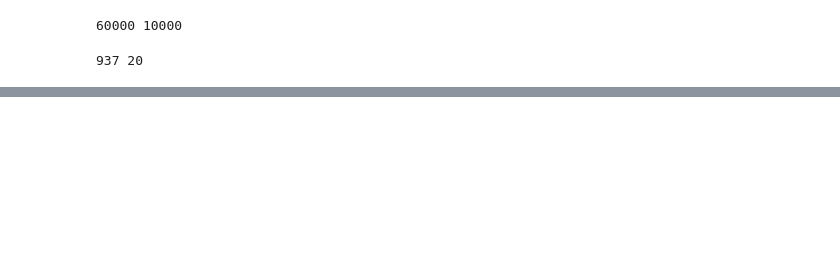
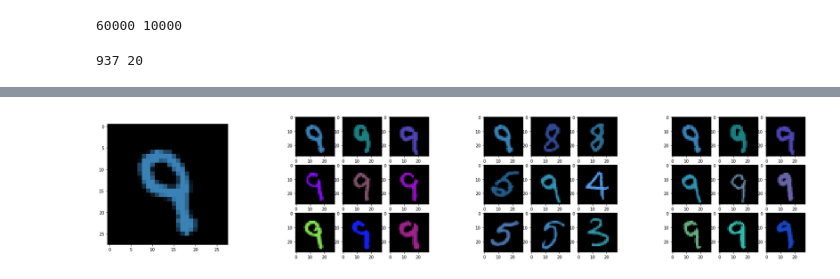
Before and after one commit to pivv/style-content-gan, a Jupyter notebook: exps/hyeonuk/style_content_separating.ipynb, the cells around one changed output, grey strips where cells are left out. Cells and saved outputs as stored; diff of their text form; code cells hidden in the pictures; blank space fills up the shorter version.

Commit message:
Model 구조 만드는중

```diff
--- a/exps/hyeonuk/style_content_separating.ipynb
+++ b/exps/hyeonuk/style_content_separating.ipynb
@@ -41,10 +41,9 @@ run_dir = os.path.join(RUN_ROOT, "mnist_sc_separate/")
 os.makedirs(run_dir, exist_ok=True)
 
 params = {'seed': 2222, 'num_epoch': 100, 'batch_size': 64, 'test_batch_size': 512,
-          'learning_rate': 0.0001, 'scheduler_gamma': 0.99, 'weight_decay': 0.0001,# 'clip_size': 3.,
-          'lambda_idt': 100., 'lambda_cycle': 1., 'lambda_content': 1., 'lambda_style': 1., 'lambda_cross': 0.01,
-          'lambda_content_entropy': 1., 'lambda_cross_entropy': 1., 'lambda_siamese': 100.,
-          'gamma_content': 1., 'gamma_style': 1., 'gamma_cross': 10.,
+          'learning_rate': 0.001, 'scheduler_gamma': 0.99, 'weight_decay': 0.0001,# 'clip_size': 3.,
+          'lambda_idt': 1., 'lambda_cycle': 0.01, 'lambda_content': 0.01, 'lambda_style': 0.01, 'lambda_siamese': 1.,
+          'gamma_content': 1., 'gamma_style': 1.,
           'scheduler_interval': 1000, 'checkpoint_interval': 10,
           'validation_interval': 10, 'logging_interval': 10, 'sampling_interval': 100,
           'stopping_loss': 'loss',
@@ -86,0 +88,31 @@ Learning with learning rate:  0.00009510.
+# %%
+all_input, all_output = sc_model.predict(test_loader)
+# %%
+images = all_input['x2'].numpy().transpose(0, 2, 3, 1)
+latents = all_output['z2'].numpy()
+styles = all_output['s2'].numpy()
+contents = all_output['c2'].numpy()
+
+index = np.random.randint(len(images))
+
+fig = plt.figure(figsize=(30, 6))
+
+ax = fig.add_subplot(1, 5, 1)
+ax.imshow(images[index])
+content_indices = ((contents-contents[index:index+1])**2).mean(axis=1).argsort(axis=0)
+style_indices = ((styles-styles[index:index+1])**2).mean(axis=1).argsort(axis=0)
+latent_indices = ((latents-latents[index:index+1])**2).mean(axis=1).argsort(axis=0)
+for i in range(9):
+    ax = fig.add_subplot(3, 15, 15*(i//3)+(i%3)+5)
+    ax.imshow(images[content_indices[i]])
+for i in range(9):
+    ax = fig.add_subplot(3, 15, 15*(i//3)+(i%3)+9)
+    ax.imshow(images[style_indices[i]])
+for i in range(9):
+    ax = fig.add_subplot(3, 15, 15*(i//3)+(i%3)+13)
+    ax.imshow(images[latent_indices[i]])
+
+plt.savefig(os.path.join(__ROOT_PATH, "./results/", f"similar_test.png"), dpi=200, bbox_inches='tight')
+plt.show()
+# %% [output]
+[figure, added]
```
Also changed, not shown: parts of 1 cell of this notebook, 3 other files.
